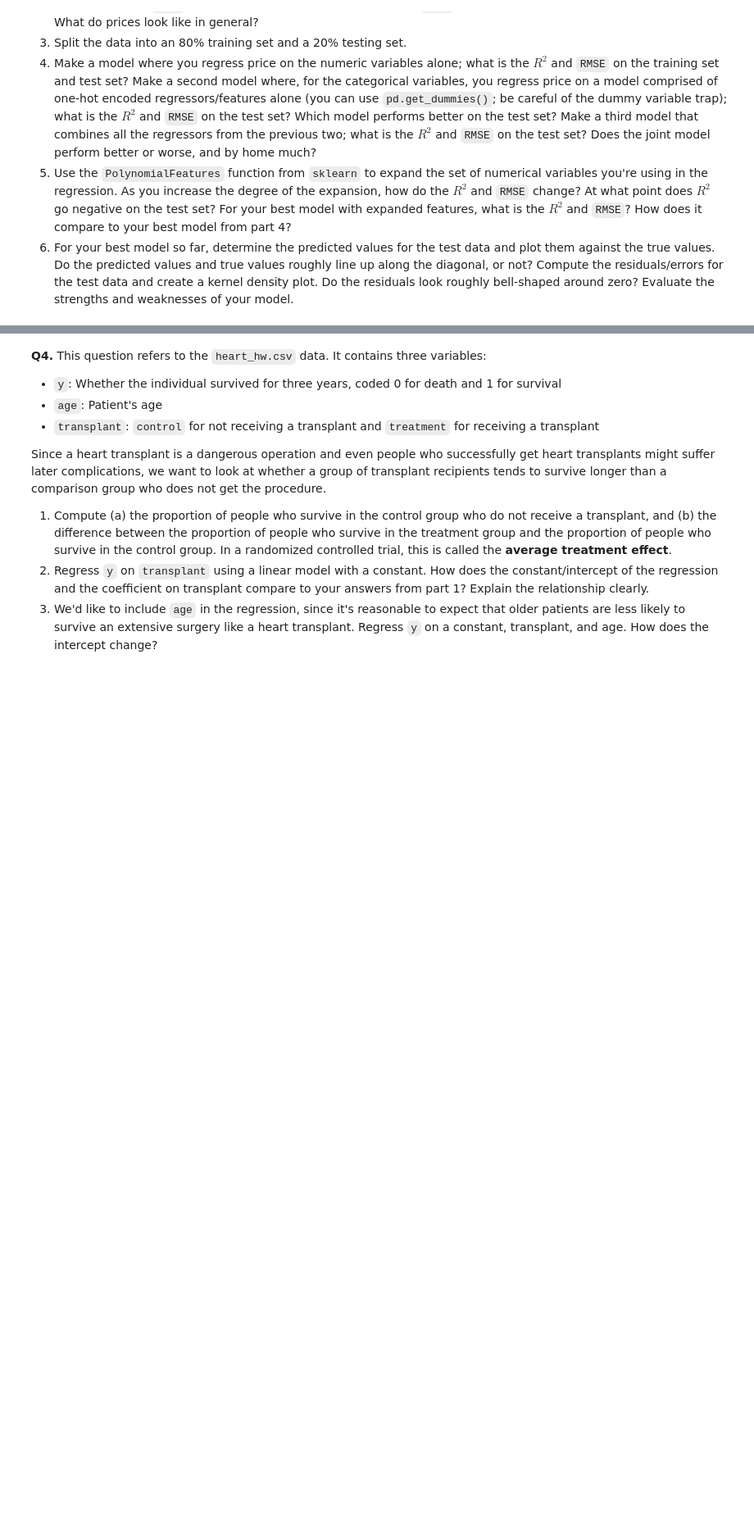
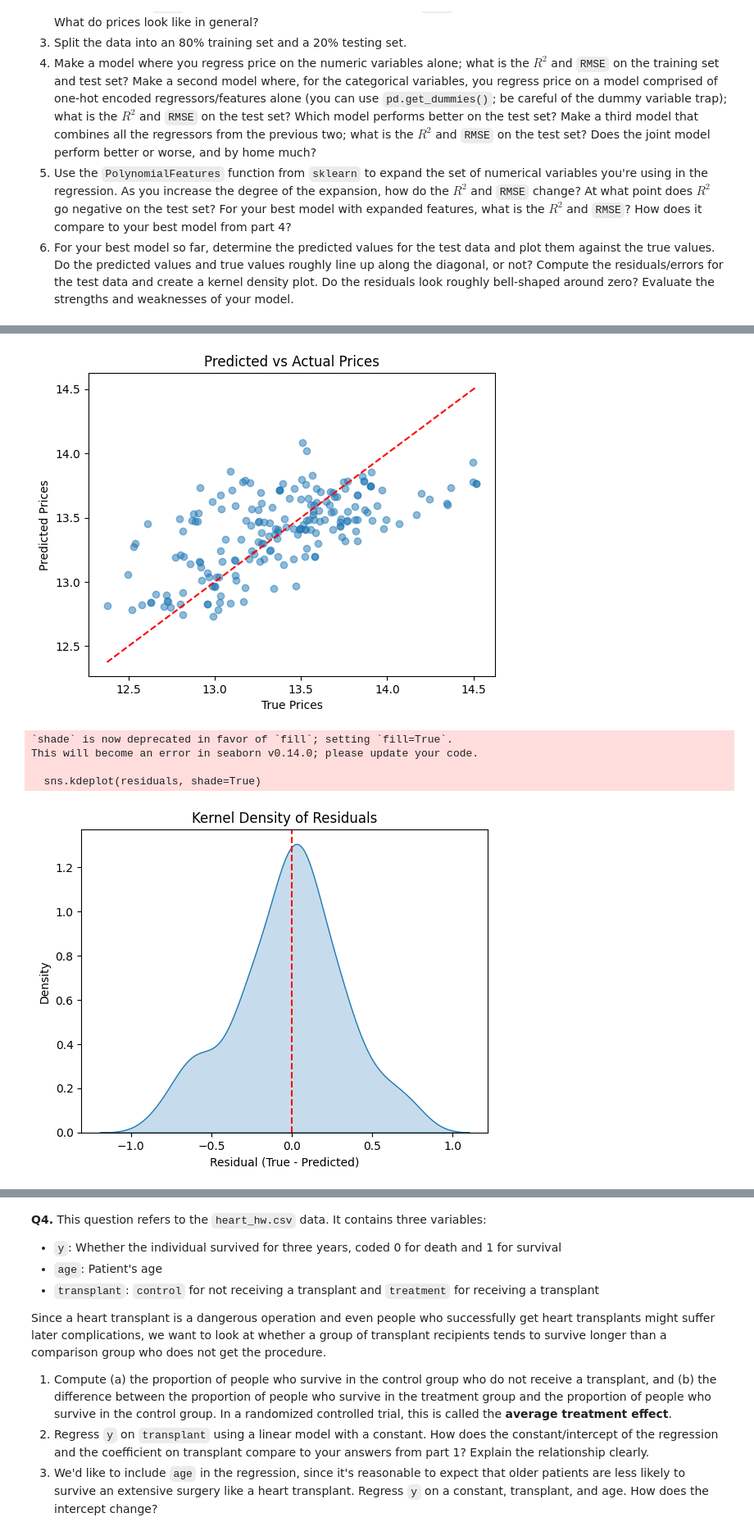
Before and after one commit to austincychun/linearModels, a Jupyter notebook: assignment/assignment.ipynb, the cells around one changed output, grey strips where cells are left out. Shown at 82% size. Cells and saved outputs as stored; diff of their text form; code cells hidden in the pictures; blank space fills up the shorter version.

```diff
--- a/assignment/assignment.ipynb
+++ b/assignment/assignment.ipynb
@@ -117,0 +366,3 @@ FileNotFoundError: [Errno 2] No such file or directory: './data/Q1_clean.csv'
+# %%
+#3
+train_df, test_df = train_test_split(df, test_size=0.2, random_state=42)
@@ -117,0 +493,38 @@ FileNotFoundError: [Errno 2] No such file or directory: './data/Q1_clean.csv'
+# %%
+
+# Step 1: Create and fit PolynomialFeatures on training data only
+poly = PolynomialFeatures(degree=best_deg, include_bias=False)
+X_train_poly = poly.fit_transform(X_train_num)
+
+# Step 2: Transform test data using the same fitted transformer
+X_test_poly = poly.transform(X_test_num)
+
+# Step 3: Train the polynomial regression model
+model_poly = LinearRegression()
+model_poly.fit(X_train_poly, y_train)
+
+# Step 4: Predict on the transformed test set
+y_pred_final = model_poly.predict(X_test_poly)
+
+# Step 5: Plot predicted vs actual
+plt.scatter(y_test, y_pred_final, alpha=0.5)
+plt.xlabel("True Prices")
+plt.ylabel("Predicted Prices")
+plt.title("Predicted vs Actual Prices")
+plt.plot([y_test.min(), y_test.max()], [y_test.min(), y_test.max()], 'r--')
+plt.show()
+
+# Step 6: Plot residuals
+residuals = y_test - y_pred_final
+sns.kdeplot(residuals, shade=True)
+plt.title("Kernel Density of Residuals")
+plt.xlabel("Residual (True - Predicted)")
+plt.axvline(0, color='red', linestyle='--')
+plt.show()
+# %% [output]
+[figure, added]
+`shade` is now deprecated in favor of `fill`; setting `fill=True`.
+This will become an error in seaborn v0.14.0; please update your code.
+
+  sns.kdeplot(residuals, shade=True)
+[figure, added]
```
Also changed, not shown: parts of 22 cells of this notebook.
